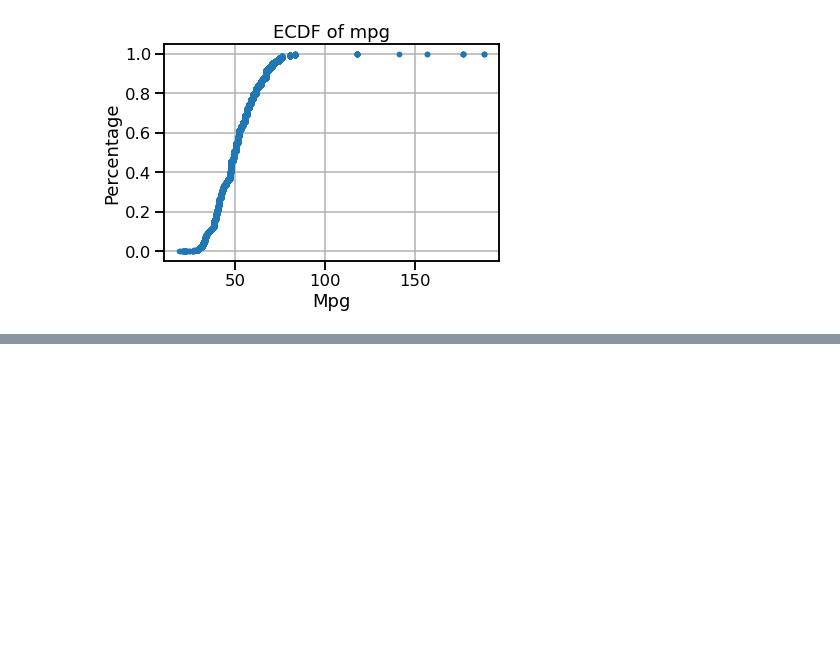
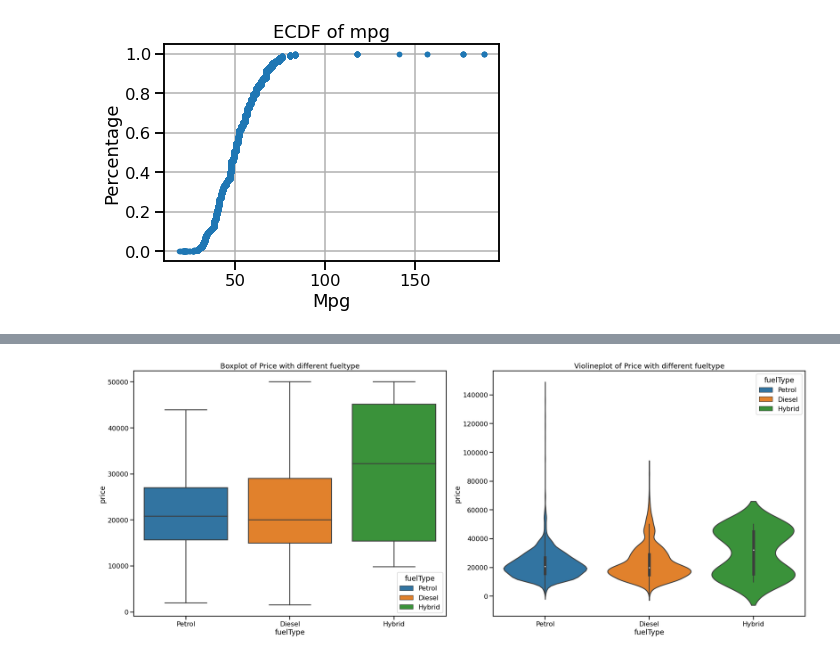
Before and after one commit to 123Osama/EDA-with-Python, a Jupyter notebook: audi_used_car_EDA.ipynb, the cells around one changed output, grey strips where cells are left out. Cells and saved outputs as stored; diff of their text form; code cells hidden in the pictures; blank space fills up the shorter version.

```diff
--- a/audi_used_car_EDA.ipynb
+++ b/audi_used_car_EDA.ipynb
@@ -376,0 +446,15 @@ plt.show()
+# %%
+plt.figure(figsize=(25,10))
+
+plt.subplot(1, 2, 1)
+plt.title("Boxplot of Price with different fueltype")
+sns.boxplot(x='fuelType',  y="price" , hue=df['fuelType'],data= df, dodge= False,showfliers = False)
+
+plt.subplot(1, 2, 2)
+plt.title("Violineplot of Price with different fueltype")
+sns.violinplot(x='fuelType',  y="price" , hue=df['fuelType'],data= df, dodge= False,showfliers = False)
+
+plt.tight_layout()
+plt.show()
+# %% [output]
+[figure, added]
```
Also changed, not shown: parts of 15 cells of this notebook.
